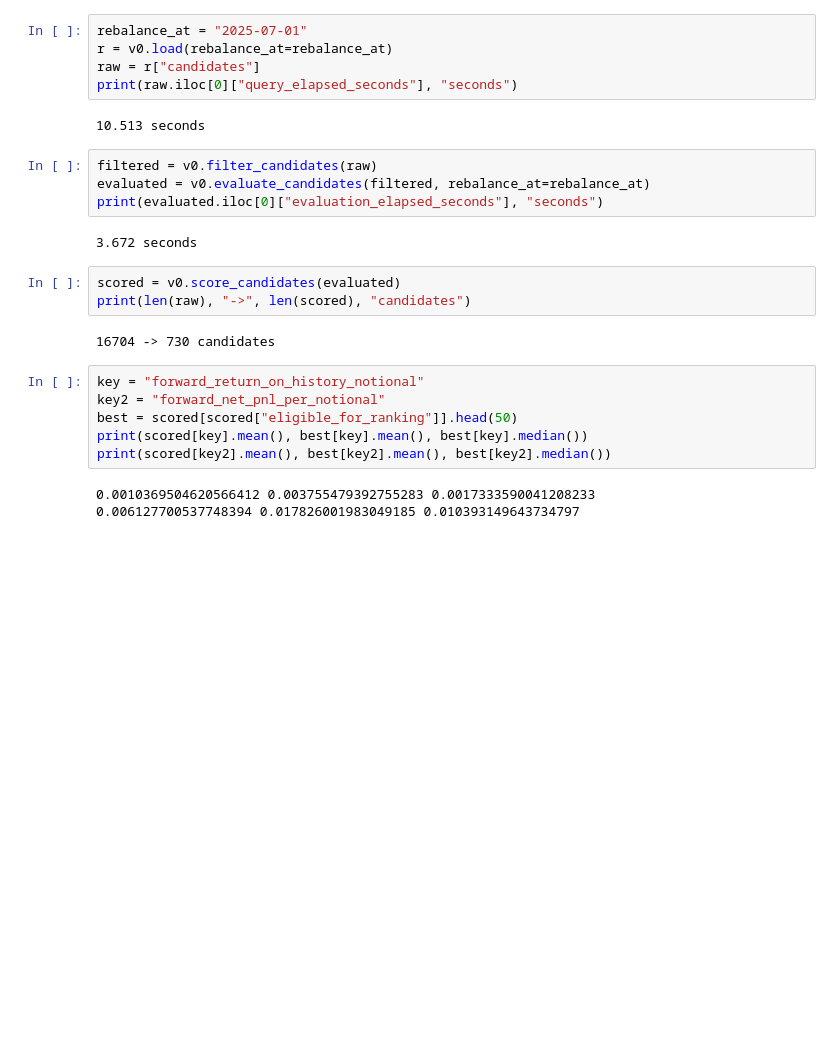
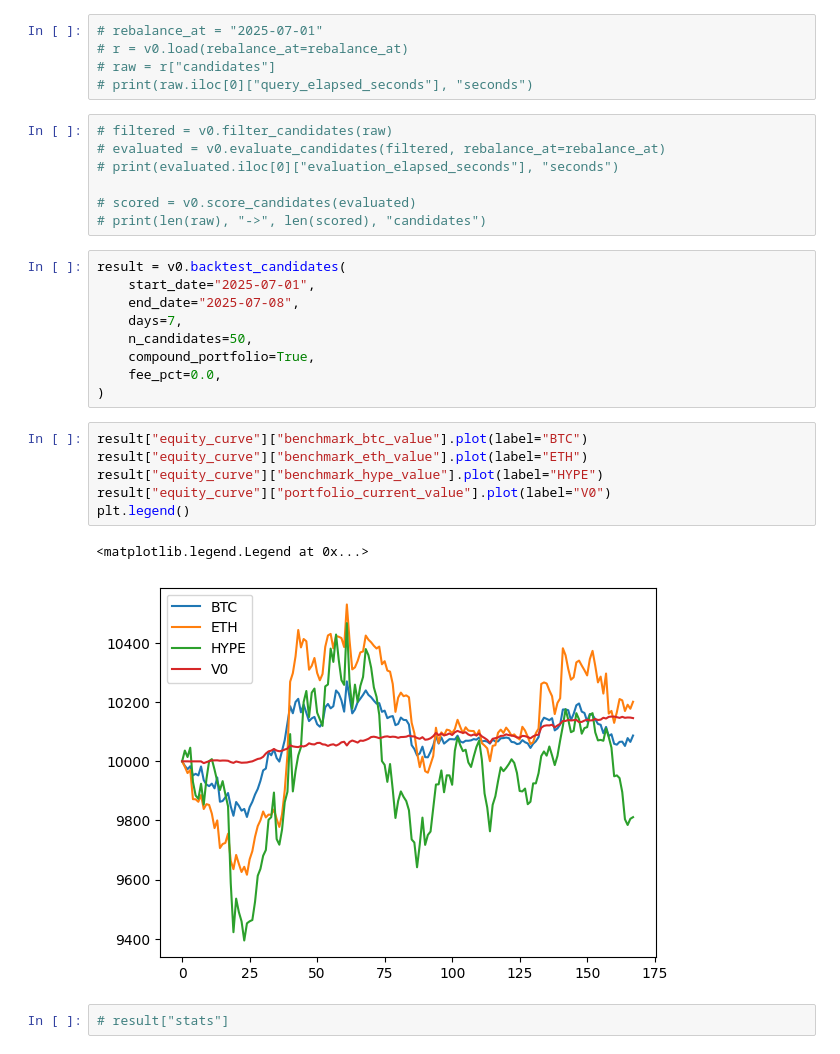
Before and after one commit to LordGhostX/project-mosaic, a Jupyter notebook: notebooks/V0.ipynb, the cells around one changed output. Cells and saved outputs as stored; diff of their text form; blank space fills up the shorter version.

Commit message:
add v0 backtester

```diff
--- a/notebooks/V0.ipynb
+++ b/notebooks/V0.ipynb
@@ -2,28 +3,33 @@
 import v0
 # %%
-rebalance_at = "2025-07-01"
-r = v0.load(rebalance_at=rebalance_at)
-raw = r["candidates"]
-print(raw.iloc[0]["query_elapsed_seconds"], "seconds")
+# rebalance_at = "2025-07-01"
+# r = v0.load(rebalance_at=rebalance_at)
+# raw = r["candidates"]
+# print(raw.iloc[0]["query_elapsed_seconds"], "seconds")
-# %% [output]
-10.513 seconds
 # %%
-filtered = v0.filter_candidates(raw)
-evaluated = v0.evaluate_candidates(filtered, rebalance_at=rebalance_at)
-print(evaluated.iloc[0]["evaluation_elapsed_seconds"], "seconds")
+# filtered = v0.filter_candidates(raw)
+# evaluated = v0.evaluate_candidates(filtered, rebalance_at=rebalance_at)
+# print(evaluated.iloc[0]["evaluation_elapsed_seconds"], "seconds")
+
+# scored = v0.score_candidates(evaluated)
+# print(len(raw), "->", len(scored), "candidates")
-# %% [output]
-3.672 seconds
-# %%
-scored = v0.score_candidates(evaluated)
-print(len(raw), "->", len(scored), "candidates")
-# %% [output]
-16704 -> 730 candidates
-# %%
-key = "forward_return_on_history_notional"
-key2 = "forward_net_pnl_per_notional"
-best = scored[scored["eligible_for_ranking"]].head(50)
-print(scored[key].mean(), best[key].mean(), best[key].median())
-print(scored[key2].mean(), best[key2].mean(), best[key2].median())
-# %% [output]
-0.0010369504620566412 0.003755479392755283 0.0017333590041208233
-0.006127700537748394 0.017826001983049185 0.010393149643734797
+# %%
+result = v0.backtest_candidates(
+    start_date="2025-07-01",
+    end_date="2025-07-08",
+    days=7,
+    n_candidates=50,
+    compound_portfolio=True,
+    fee_pct=0.0,
+)
+# %%
+result["equity_curve"]["benchmark_btc_value"].plot(label="BTC")
+result["equity_curve"]["benchmark_eth_value"].plot(label="ETH")
+result["equity_curve"]["benchmark_hype_value"].plot(label="HYPE")
+result["equity_curve"]["portfolio_current_value"].plot(label="V0")
+plt.legend()
+# %% [output]
+<matplotlib.legend.Legend at 0x...>
+[figure, added]
+# %%
+# result["stats"]
```
Also changed, not shown: parts of 1 cell of this notebook, 4 other files.
